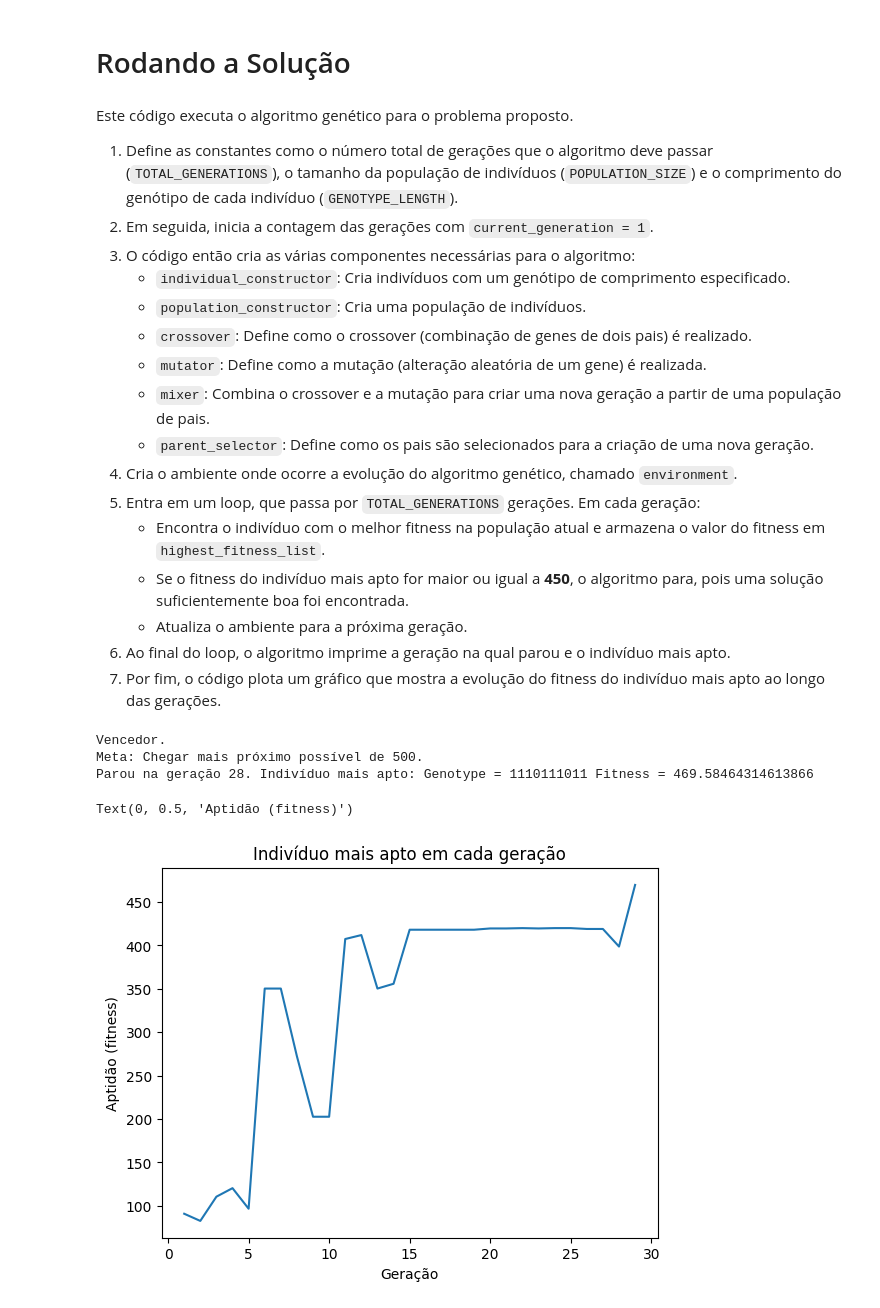
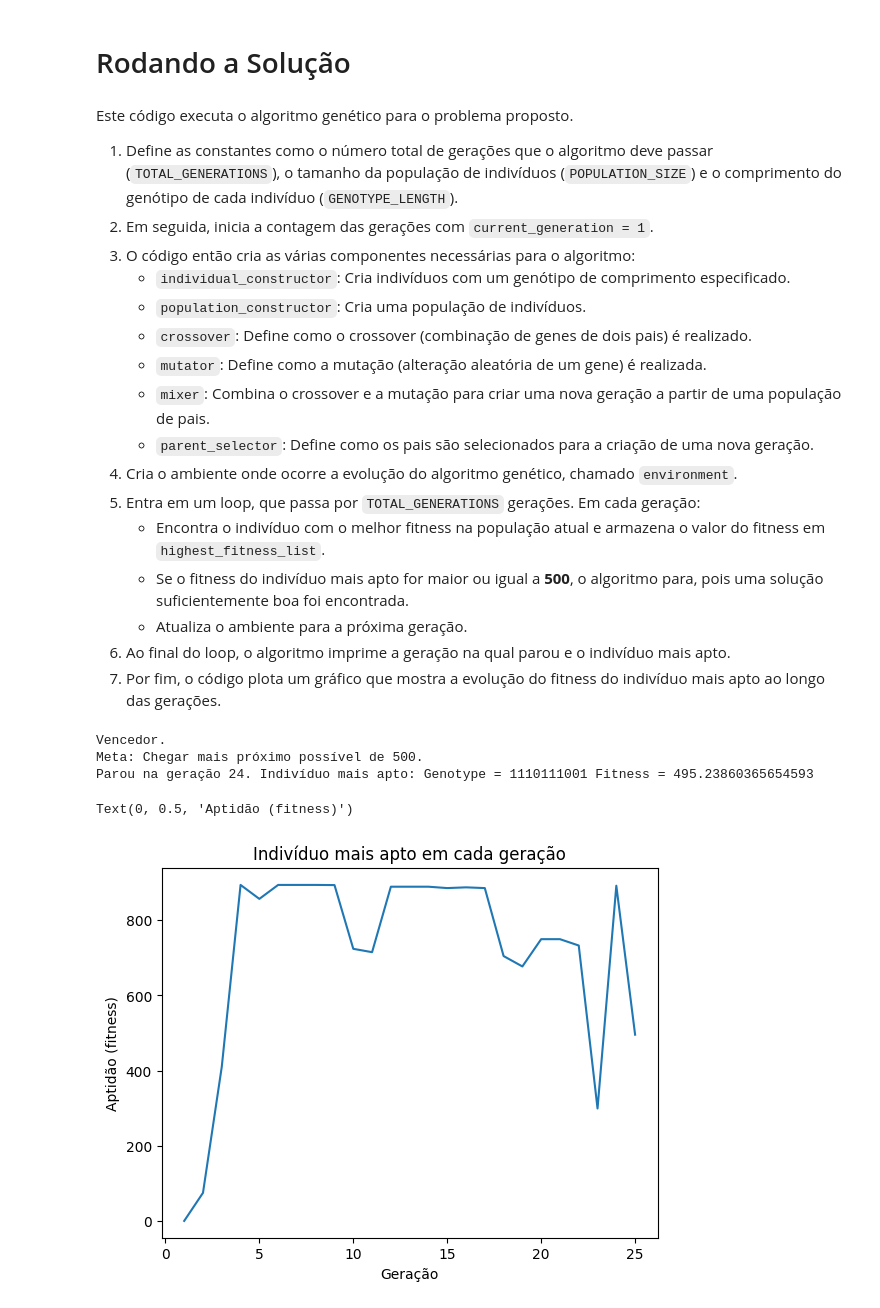
Before and after one commit to alexandrefortes/programacao-genetica, a Jupyter notebook: consolidando-fundamentos-em-programação-algorítmos-genéticas.ipynb, the cells around one changed output. Saved outputs shown, nothing was run; the diff lists cells and outputs as text; code cells hidden in the pictures.

```diff
--- a/consolidando-fundamentos-em-programação-algorítmos-genéticas.ipynb
+++ b/consolidando-fundamentos-em-programação-algorítmos-genéticas.ipynb
@@ -91,7 +93,7 @@ class FitnessEvaluator:
     def evaluate(self, genotype):
         decoded_value = self.binario_para_decimal.decode(genotype)  # Decodifica o genótipo
         # Calcula o fitness. No caso, escolhemos um valor mínimo e máximo para este exercício
-        if decoded_value >= 5 and decoded_value <= 500:
+        if decoded_value >= 5:
             return decoded_value
         else:
             return 0
@@ -120,7 +122,7 @@ def decimal_fracionado_para_binario(decimal):
 evaluator = FitnessEvaluator()
 
 # Validando equação vs classes
-decimal = 255.1
+decimal = 255.6
 equacaopura=equacao(decimal)
 print("Equação pura: ",equacaopura)
 
@@ -201,7 +203,7 @@ Genotype = 110011 Fitness = 92
 # %%
 # Teste:
 # Criando uma instância de IndividualConstructor com um comprimento de genótipo de 4
-individual_constructor = IndividualConstructor(15)
+individual_constructor = IndividualConstructor(4)
 
 # Criando diferentes indivíduos usando os métodos da IndividualConstructor
 random_individual = individual_constructor.random()
@@ -553,7 +571,8 @@ class Environment:
                  population_constructor,
                  mixer):
         self.population_constructor = population_constructor
-        self.population = self.population_constructor.with_random_individuals(size=population_size)
+        #self.population = self.population_constructor.with_random_individuals(population_size)
+        self.population = self.population_constructor.minimal_fitness_individuals(population_size)
         self.parent_selector = parent_selector
         self.mixer = mixer
 
@@ -585,13 +604,13 @@ Este código executa o algoritmo genético para o problema proposto.
 4. Cria o ambiente onde ocorre a evolução do algoritmo genético, chamado `environment`.
 5. Entra em um loop, que passa por `TOTAL_GENERATIONS` gerações. Em cada geração:
     - Encontra o indivíduo com o melhor fitness na população atual e armazena o valor do fitness em `highest_fitness_list`.
-    - Se o fitness do indivíduo mais apto for maior ou igual a **450**, o algoritmo para, pois uma solução suficientemente boa foi encontrada.
+    - Se o fitness do indivíduo mais apto for maior ou igual a **500**, o algoritmo para, pois uma solução suficientemente boa foi encontrada.
     - Atualiza o ambiente para a próxima geração.
 6. Ao final do loop, o algoritmo imprime a geração na qual parou e o indivíduo mais apto.
 7. Por fim, o código plota um gráfico que mostra a evolução do fitness do indivíduo mais apto ao longo das gerações.
 # %%
-TOTAL_GENERATIONS = 1000
-POPULATION_SIZE = 4
+TOTAL_GENERATIONS = 100
+POPULATION_SIZE = 5
 GENOTYPE_LENGTH = 10
 
 current_generation = 1
@@ -603,38 +622,36 @@ crossover = Crossover(individual_constructor)  # Operador de crossover
 mutator = Mutator(individual_constructor)  # Mutador
 mixer = Mixer(crossover, mutator)  # Criador de descendência
 parent_selector = ParentSelector()  # Seletor de pais
-
-# Criação do ambiente de evolução
-environment = Environment(POPULATION_SIZE, parent_selector, population_constructor, mixer)
+environment = Environment(POPULATION_SIZE, parent_selector, population_constructor, mixer) # Criação do ambiente de evolução
 
 highest_fitness_list = []  # Lista para armazenar a aptidão mais alta de cada geração
 while current_generation <= TOTAL_GENERATIONS:
     fittest = environment.best_fitness(1)[0]  # Obtém o indivíduo mais apto da população atual
 
     highest_fitness_list.append(fittest.fitness)  # Armazena a aptidão do indivíduo mais apto
 
     #if "0" not in fittest.genotype:  # Verifica se encontrou a solução desejada
     #    print("Vencedor!")
     #    break
 
-    if fittest.fitness >=450:  # Verifica se encontrou a solução desejada
+    if fittest.fitness >= 490 and fittest.fitness <= 500:  # Verifica se encontrou a solução desejada
         print("Vencedor.")
         break
 
     environment.update()  # Atualiza a população para a próxima geração
     current_generation += 1
 
 print("Meta: Chegar mais próximo possível de 500.")
 print("Parou na geração " + str(current_generation - 1) + ". Indivíduo mais apto: "+str(fittest))
 import matplotlib.pyplot as plt
 generations = range(1, len(highest_fitness_list) + 1)
 plt.plot(generations, highest_fitness_list)
 plt.title('Indivíduo mais apto em cada geração')
 plt.xlabel('Geração')
 plt.ylabel('Aptidão (fitness)')
 # %% [output]
 Vencedor.
 Meta: Chegar mais próximo possível de 500.
-Parou na geração 28. Indivíduo mais apto: Genotype = 1110111011 Fitness = 469.58464314613866
+Parou na geração 24. Indivíduo mais apto: Genotype = 1110111001 Fitness = 495.23860365654593
 Text(0, 0.5, 'Aptidão (fitness)')
-[figure, old version]
+[figure, new version]
```
Also changed, not shown: parts of 16 cells of this notebook.
